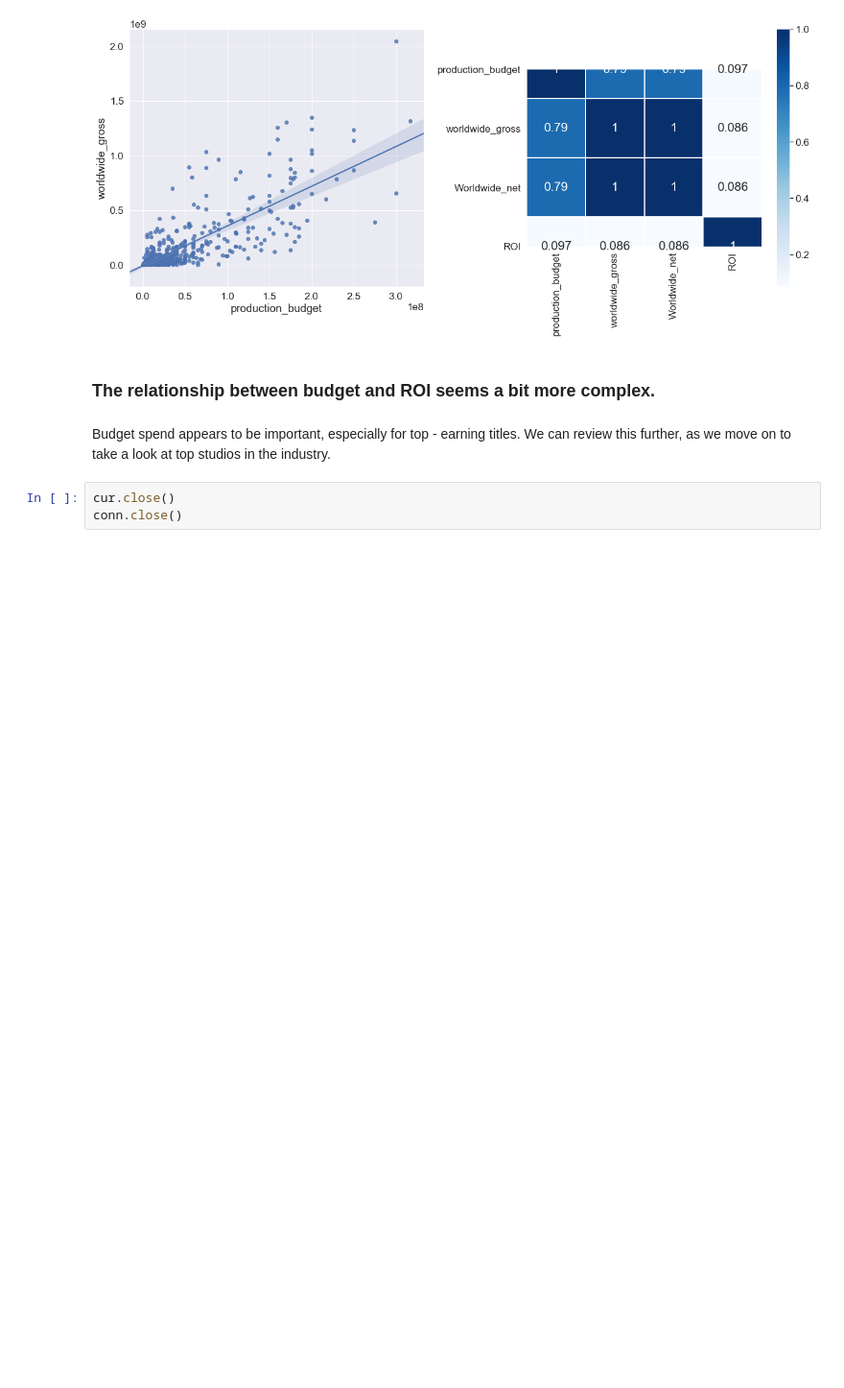
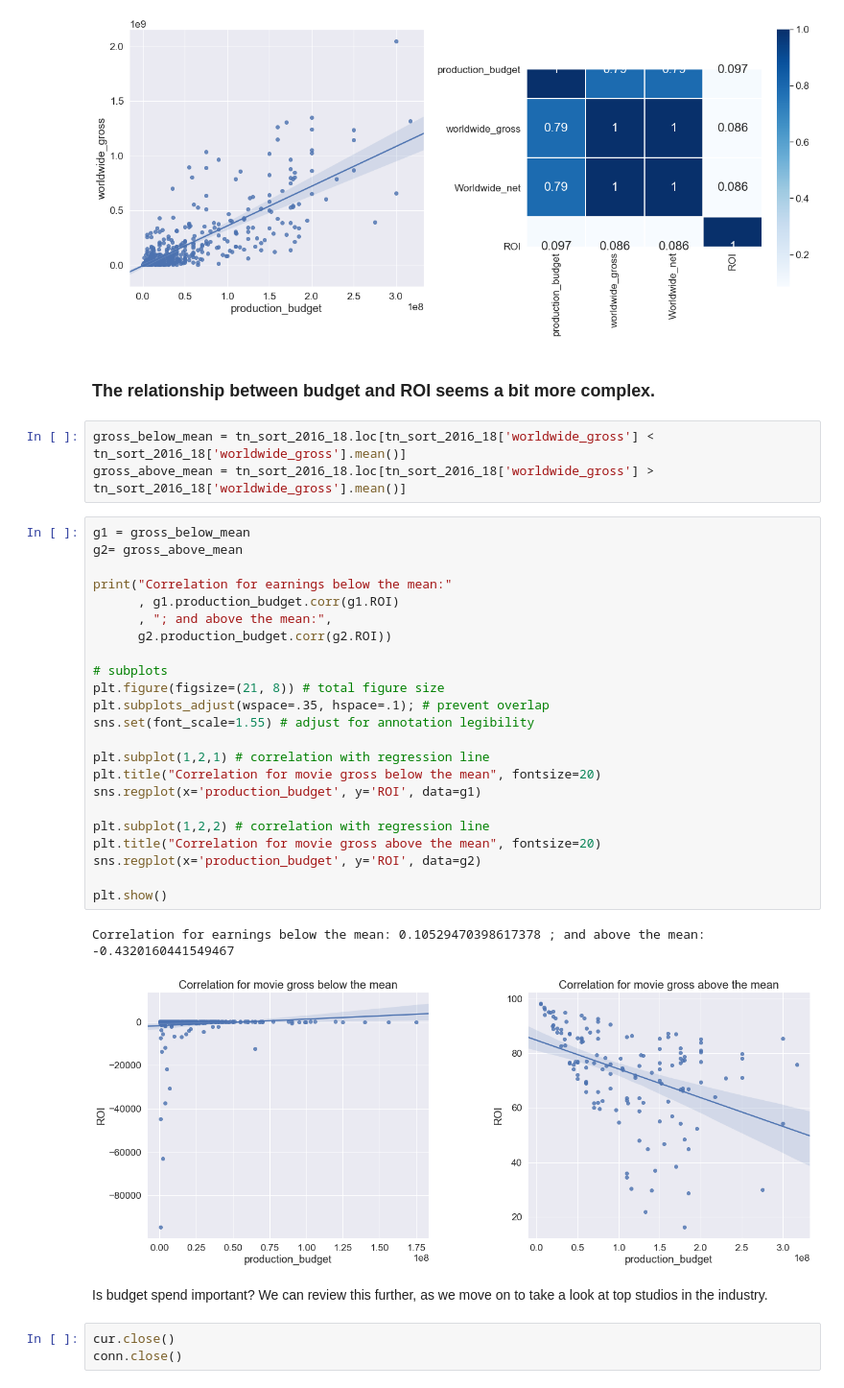
Before and after one commit to jammy-bot/dsc-mod-1-project-v2-1-online-ds-ft-120919, a Jupyter notebook: movies-q1.ipynb, the cells around one changed output. Shown at 96% size. Saved outputs shown, nothing was run; the diff lists cells and outputs as text; blank space fills up the shorter version.

Commit message:
commit correlations above and below the mean

```diff
--- a/movies-q1.ipynb
+++ b/movies-q1.ipynb
@@ -396,8 +396,37 @@ sns.heatmap(corr,  cbar=True, linecolor="w", linewidths=1, cmap='Blues', square=
 [figure]
 # %% [markdown]
 ### The relationship between budget and ROI seems a bit more complex.
+# %%
+gross_below_mean = tn_sort_2016_18.loc[tn_sort_2016_18['worldwide_gross'] < tn_sort_2016_18['worldwide_gross'].mean()]
+gross_above_mean = tn_sort_2016_18.loc[tn_sort_2016_18['worldwide_gross'] > tn_sort_2016_18['worldwide_gross'].mean()]
+# %%
+g1 = gross_below_mean
+g2= gross_above_mean
+
+print("Correlation for earnings below the mean:"
+      , g1.production_budget.corr(g1.ROI)
+      , "; and above the mean:",
+      g2.production_budget.corr(g2.ROI))
+
+# subplots
+plt.figure(figsize=(21, 8)) # total figure size
+plt.subplots_adjust(wspace=.35, hspace=.1); # prevent overlap
+sns.set(font_scale=1.55) # adjust for annotation legibility
+
+plt.subplot(1,2,1) # correlation with regression line
+plt.title("Correlation for movie gross below the mean", fontsize=20)
+sns.regplot(x='production_budget', y='ROI', data=g1)
+
+plt.subplot(1,2,2) # correlation with regression line
+plt.title("Correlation for movie gross above the mean", fontsize=20)
+sns.regplot(x='production_budget', y='ROI', data=g2)
+
+plt.show()
+# %% [output]
+Correlation for earnings below the mean: 0.10529470398617378 ; and above the mean: -0.4320160441549467
+[figure, added]
 # %% [markdown]
-Budget spend appears to be important, especially for top - earning titles. We can review this further, as we move on to take a look at top studios in the industry.
+Is budget spend important? We can review this further, as we move on to take a look at top studios in the industry.
 # %%
 cur.close()
 conn.close()
```
Also changed, not shown: parts of 5 cells of this notebook.
